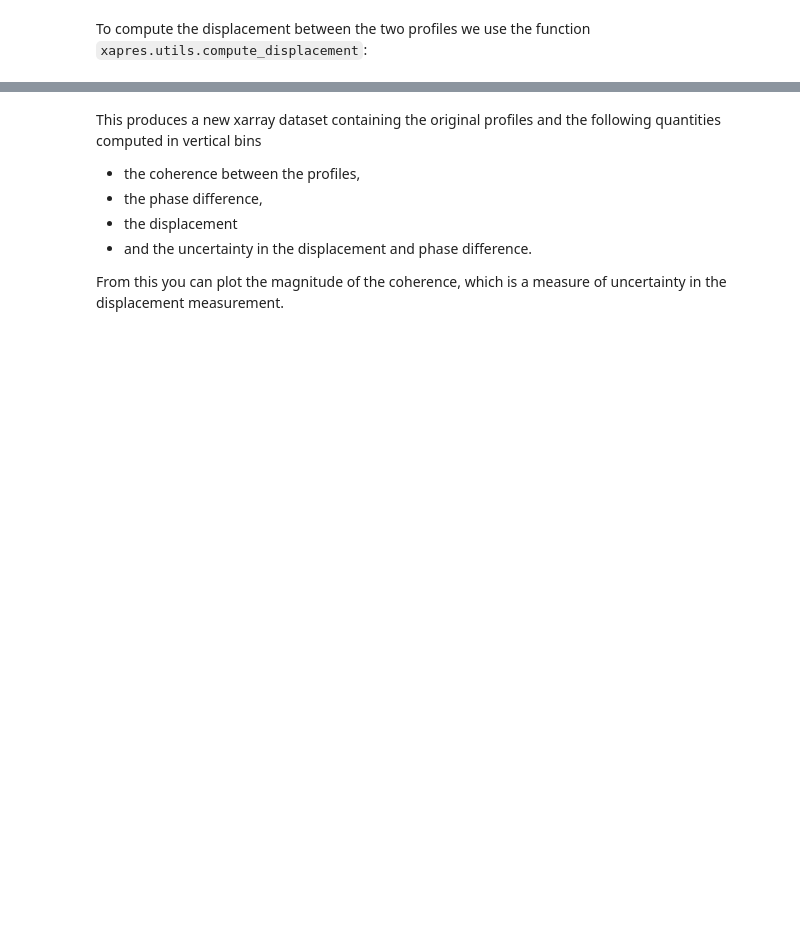
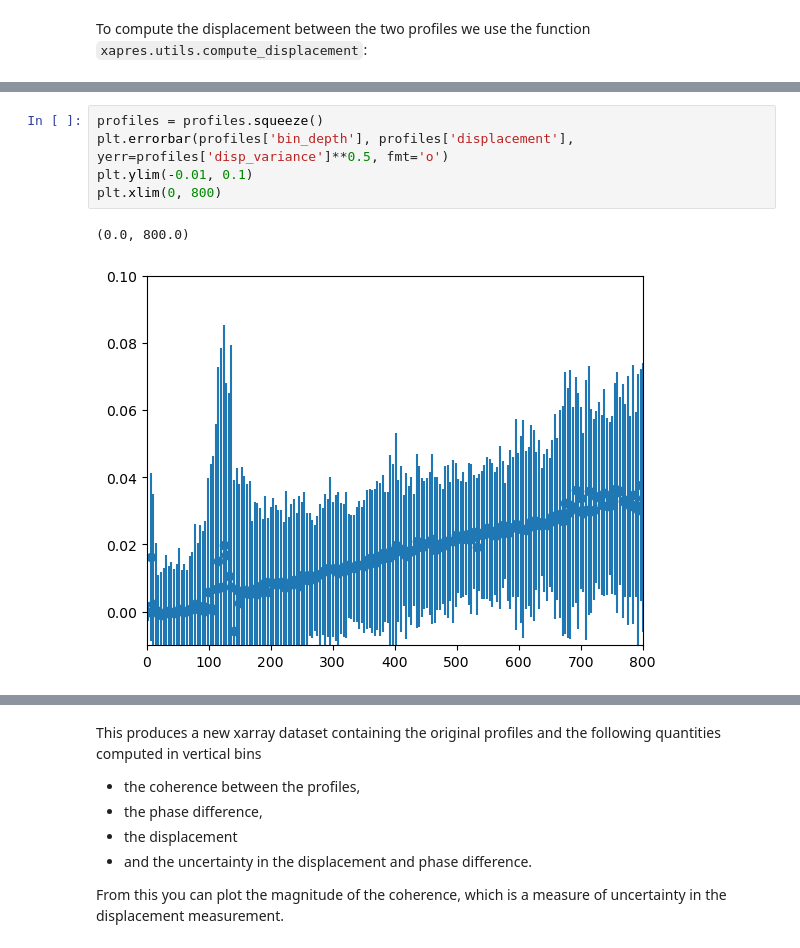
Before and after one commit to ldeo-glaciology/xapres, a Jupyter notebook: docs/src/displacement.ipynb, the cells around one changed output, grey strips where cells are left out. Saved outputs shown, nothing was run; the diff lists cells and outputs as text; blank space fills up the shorter version.

```diff
--- a/docs/src/displacement.ipynb
+++ b/docs/src/displacement.ipynb
@@ -51,0 +66,8 @@ Attributes:
+# %%
+profiles = profiles.squeeze()
+plt.errorbar(profiles['bin_depth'], profiles['displacement'], yerr=profiles['disp_variance']**0.5, fmt='o')
+plt.ylim(-0.01, 0.1)
+plt.xlim(0, 800)
+# %% [output]
+(0.0, 800.0)
+[figure, added]
```
Also changed, not shown: parts of 14 cells of this notebook, 2 other files.
